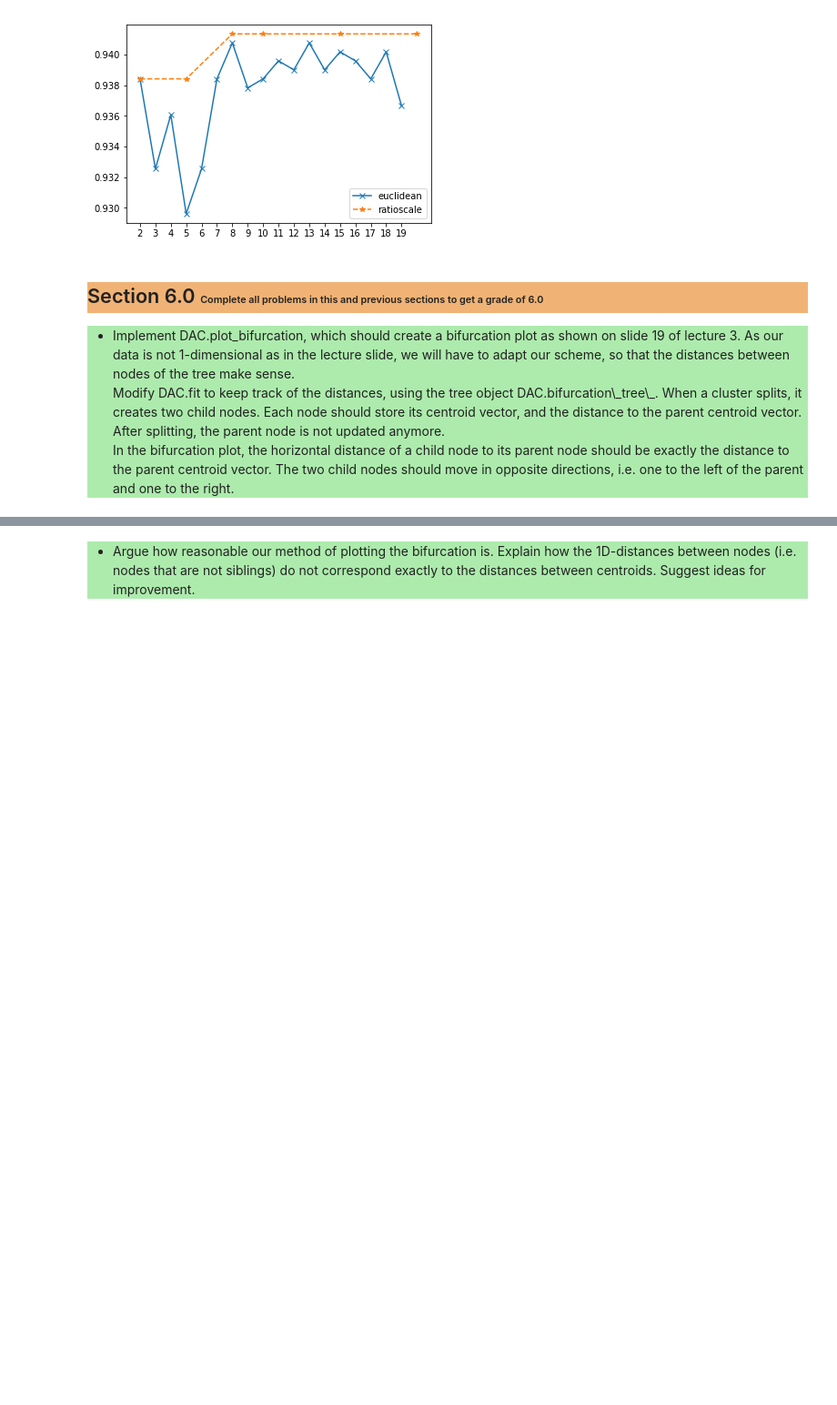
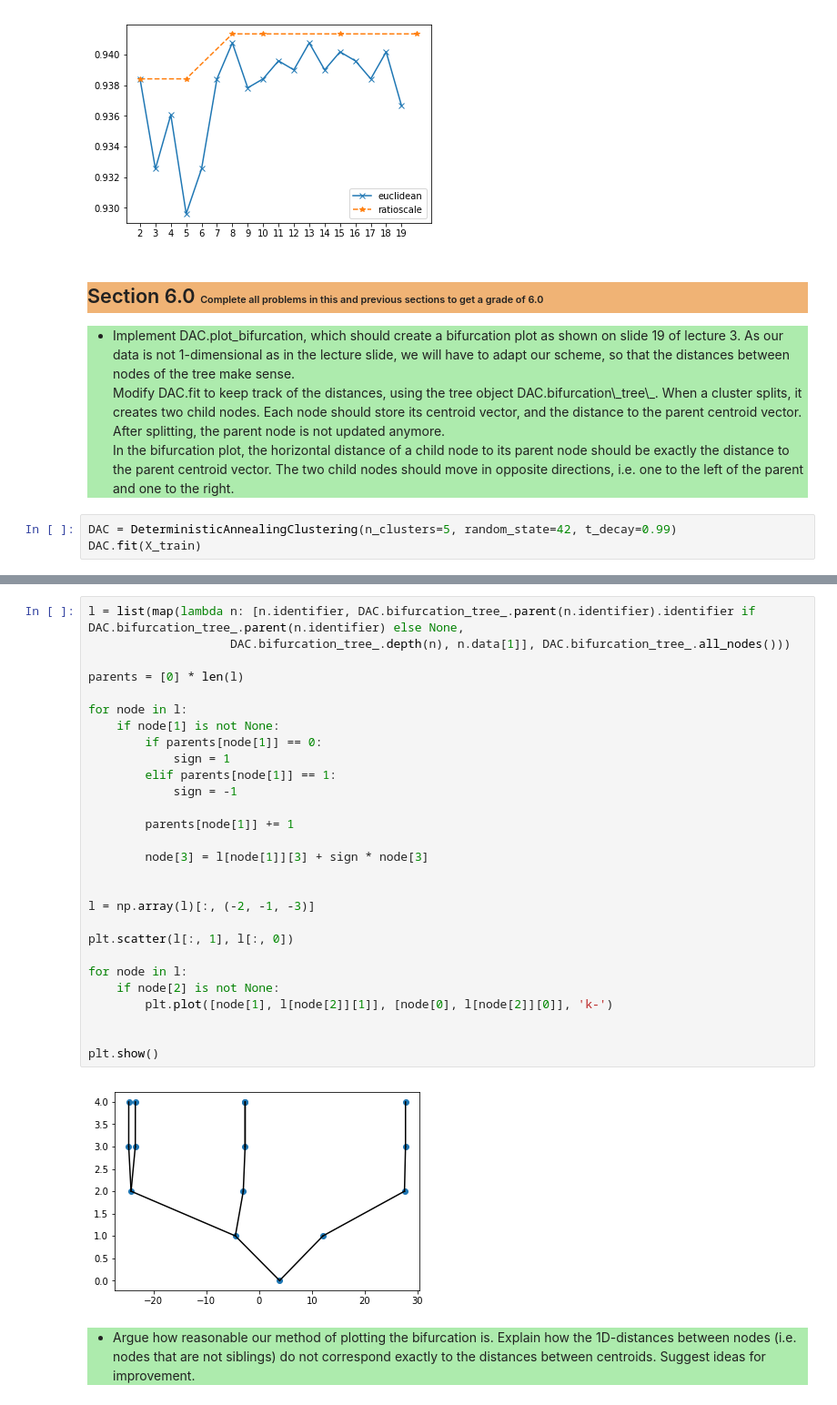
Before and after one commit to mcreng/stat-learning, a Jupyter notebook: slt-ce-3.ipynb, the cells around one changed output, grey strips where cells are left out. Shown at 91% size. Saved outputs shown, nothing was run; the diff lists cells and outputs as text; blank space fills up the shorter version.

```diff
--- a/slt-ce-3.ipynb
+++ b/slt-ce-3.ipynb
@@ -658,3 +634,6 @@ Section 6.0
         In the bifurcation plot, the horizontal distance of a child node to its parent node should be exactly the distance to the parent centroid vector. The two child nodes should move in opposite directions, i.e. one to the left of the parent and one to the right.
         </li>
     </ul>
+# %%
+DAC = DeterministicAnnealingClustering(n_clusters=5, random_state=42, t_decay=0.99)
+DAC.fit(X_train)
@@ -661,3 +661,33 @@ Section 6.0
+# %%
+l = list(map(lambda n: [n.identifier, DAC.bifurcation_tree_.parent(n.identifier).identifier if DAC.bifurcation_tree_.parent(n.identifier) else None,
+                    DAC.bifurcation_tree_.depth(n), n.data[1]], DAC.bifurcation_tree_.all_nodes()))
+
+parents = [0] * len(l)
+
+for node in l:
+    if node[1] is not None:
+        if parents[node[1]] == 0:
+            sign = 1
+        elif parents[node[1]] == 1:
+            sign = -1
+
+        parents[node[1]] += 1
+
+        node[3] = l[node[1]][3] + sign * node[3]
+
+
+l = np.array(l)[:, (-2, -1, -3)]
+
+plt.scatter(l[:, 1], l[:, 0])
+
+for node in l:
+    if node[2] is not None:
+        plt.plot([node[1], l[node[2]][1]], [node[0], l[node[2]][0]], 'k-')
+
+
+plt.show()
+# %% [output]
+[figure, added]
 # %% [markdown]
 <ul style="background-color:#adebad;">
         <li>
```
Also changed, not shown: parts of 10 cells of this notebook.
